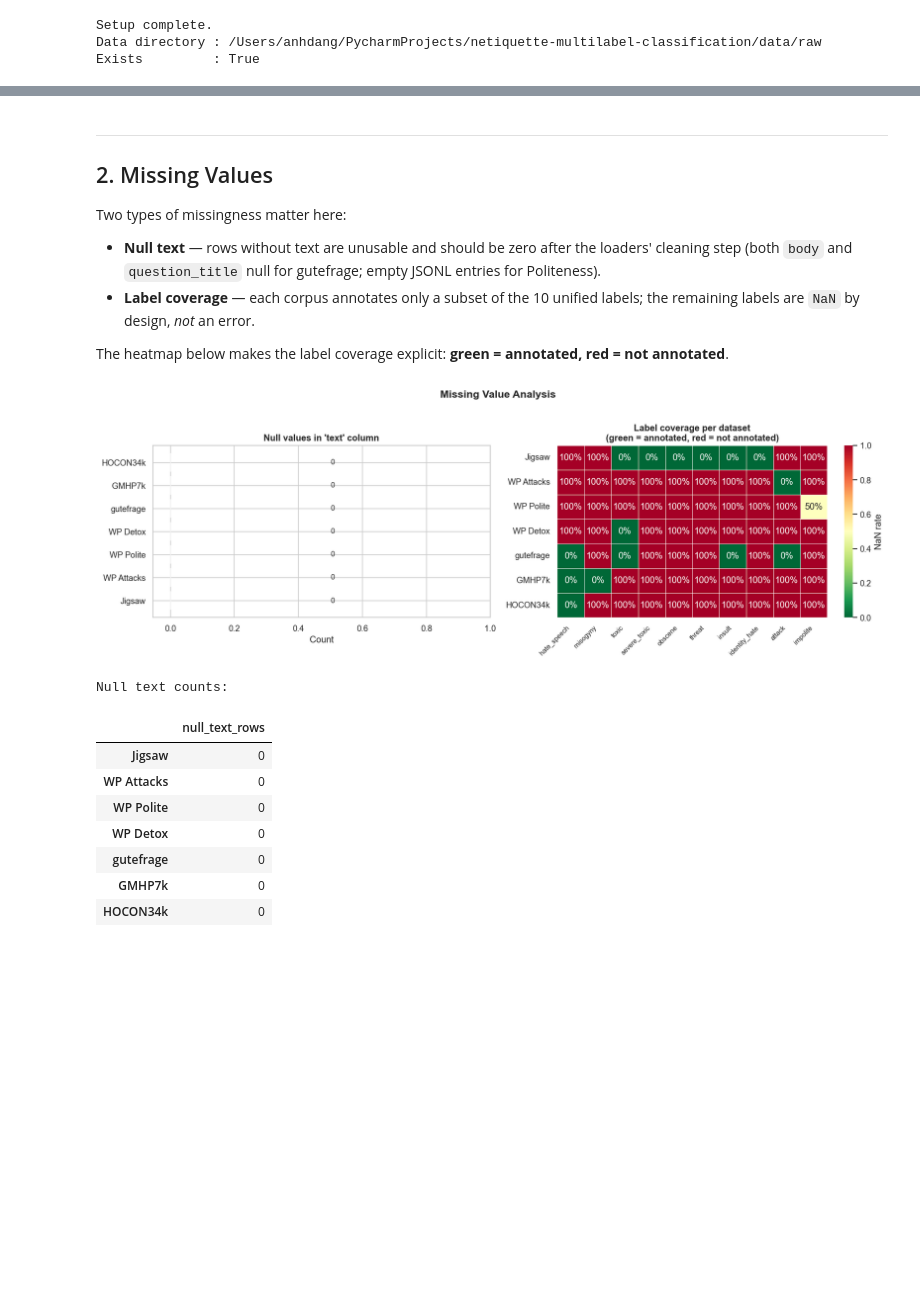
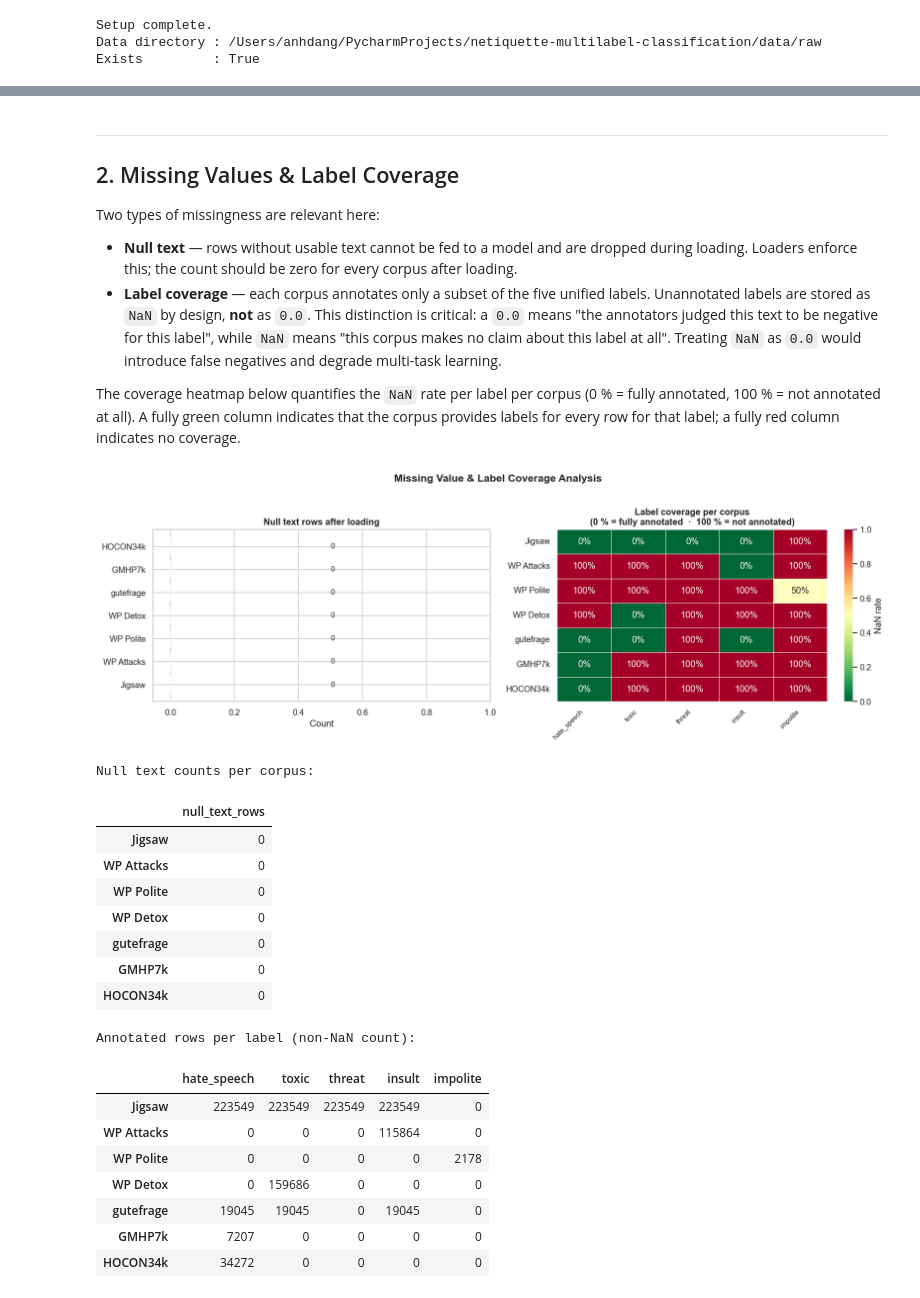
Before and after one commit to dvhanh-code/netiquette-multilabel-classification, a Jupyter notebook: notebooks/01_eda.ipynb, the cells around one changed output, grey strips where cells are left out. Cells and saved outputs as stored; diff of their text form; code cells hidden in the pictures; blank space fills up the shorter version.

```diff
--- a/notebooks/01_eda.ipynb
+++ b/notebooks/01_eda.ipynb
@@ -114,8 +142,9 @@ from src.dataset.loaders import (
     GMHP7kLoader,
     HOCON34kLoader,
 )
-from src.dataset.schema import ALL_LABELS, CORPUS_LABELS
+from src.dataset.schema import ALL_LABELS, CORPUS_LABELS, SCHEMA_COLUMNS
 
+# Maps display name → schema source key
 SOURCE_KEY = {
     'Jigsaw Toxic Comments':       'jigsaw',
     'Wikipedia Personal Attacks':  'wikipedia_attacks',
@@ -136,13 +165,19 @@ LOADER_MAP = {
     'HOCON34k':                    HOCON34kLoader(),
 }
 
+print(f'Unified schema  : {SCHEMA_COLUMNS}')
+print(f'Active labels   : {ALL_LABELS}  ({len(ALL_LABELS)} total)')
+print()
+
 datasets = {}
 for name, loader in LOADER_MAP.items():
     print(f'Loading {name} ...', end='  ')
     df = loader.load(DATA_DIR)
+    # Verify schema contract — all loaders must produce exactly SCHEMA_COLUMNS
+    assert list(df.columns) == SCHEMA_COLUMNS, f'{name}: unexpected columns {df.columns.tolist()}'
     datasets[name] = df
     print(f'{len(df):,} rows')
 
 total = sum(len(d) for d in datasets.values())
-print(f'\nTotal rows across all datasets: {total:,}')
+print(f'\nTotal rows across all corpora: {total:,}')
 # %% [output]
@@ -165,7 +203,7 @@ for name, df in datasets.items():
     print(SEP)
     print(f'  {name}')
     print(SEP)
-    print(f'  Shape      : {df.shape[0]:,} rows x {df.shape[1]} columns')
+    print(f'  Shape      : {df.shape[0]:,} rows × {df.shape[1]} columns')
     print(f'  Language   : {df["language"].unique().tolist()}')
     print(f'  Labels     : {labels}')
 
@@ -173,6 +211,7 @@ for name, df in datasets.items():
     split_str = ', '.join(f'{k}={v:,}' for k, v in split_counts.items())
     print(f'  Splits     : {split_str}')
 
+    # Show only the columns this corpus actually annotates
     cols = ['text', 'source', 'language', 'split'] + labels
     print()
     print('  dtypes:')
@@ -180,7 +219,7 @@ for name, df in datasets.items():
 
     print('  Sample rows (text truncated to 80 chars):')
     sample = df[cols].head(3).copy()
-    sample['text'] = sample['text'].str[:80] + '...'
+    sample['text'] = sample['text'].str[:80] + '…'
     display(sample)
     print()
 # %% [output]
@@ -235,20 +274,25 @@ for name, df in datasets.items():
 ... (16 outputs left out)
 # %% [markdown]
 ---
-## 2. Missing Values
+## 2. Missing Values & Label Coverage
 
-Two types of missingness matter here:
+Two types of missingness are relevant here:
 
-- **Null text** — rows without text are unusable and should be zero after the loaders' cleaning
-  step (both `body` and `question_title` null for gutefrage; empty JSONL entries for Politeness).
-- **Label coverage** — each corpus annotates only a subset of the 10 unified labels; the
-  remaining labels are `NaN` by design, *not* an error.
+- **Null text** — rows without usable text cannot be fed to a model and are dropped during
+  loading. Loaders enforce this; the count should be zero for every corpus after loading.
+- **Label coverage** — each corpus annotates only a subset of the five unified labels.
+  Unannotated labels are stored as `NaN` by design, **not** as `0.0`. This distinction is
+  critical: a `0.0` means "the annotators judged this text to be negative for this label",
+  while `NaN` means "this corpus makes no claim about this label at all". Treating `NaN`
+  as `0.0` would introduce false negatives and degrade multi-task learning.
 
-The heatmap below makes the label coverage explicit: **green = annotated, red = not annotated**.
+The coverage heatmap below quantifies the `NaN` rate per label per corpus (0 % = fully
+annotated, 100 % = not annotated at all). A fully green column indicates that the corpus
+provides labels for every row for that label; a fully red column indicates no coverage.
 # %%
 fig, axes = plt.subplots(1, 2, figsize=(15, 5))
 
-# ── Left: null text counts per dataset ───────────────────────────────────────
+# ── Left: null text counts per corpus ────────────────────────────────────────
 null_counts = pd.Series(
     {SHORT[n]: int(df['text'].isna().sum()) for n, df in datasets.items()}
 )
@@ -256,45 +300,53 @@ bars = axes[0].barh(
     null_counts.index, null_counts.values,
     color=[COLORS[i] for i in range(len(null_counts))], alpha=0.85
 )
-axes[0].set_title("Null values in 'text' column", fontweight='bold')
+axes[0].set_title("Null text rows after loading", fontweight='bold')
 axes[0].set_xlabel('Count')
 axes[0].set_xlim(right=max(null_counts.values) * 1.3 + 1)
 for bar, val in zip(bars, null_counts.values):
     axes[0].text(
         bar.get_width() + 0.5, bar.get_y() + bar.get_height() / 2,
         str(val), va='center', fontsize=10
     )
 
-# ── Right: label NaN coverage heatmap ────────────────────────────────────────
+# ── Right: NaN coverage heatmap (5-label schema) ─────────────────────────────
 nan_matrix = pd.DataFrame(
     {SHORT[n]: {lbl: float(df[lbl].isna().mean()) for lbl in ALL_LABELS}
      for n, df in datasets.items()}
 ).T
 
 sns.heatmap(
     nan_matrix,
     ax=axes[1],
     cmap='RdYlGn_r',
     vmin=0, vmax=1,
     annot=True, fmt='.0%',
     linewidths=0.5,
     cbar_kws={'label': 'NaN rate'},
 )
-axes[1].set_title('Label coverage per dataset\n(green = annotated, red = not annotated)',
-                  fontweight='bold')
+axes[1].set_title(
+    'Label coverage per corpus\n(0 % = fully annotated  ·  100 % = not annotated)',
+    fontweight='bold'
+)
 axes[1].set_xticklabels(axes[1].get_xticklabels(), rotation=45, ha='right', fontsize=9)
 
-plt.suptitle('Missing Value Analysis', fontsize=14, fontweight='bold', y=1.02)
+plt.suptitle('Missing Value & Label Coverage Analysis', fontsize=14, fontweight='bold', y=1.02)
 plt.tight_layout()
 plt.savefig(FIGURES_DIR / '01_missing_values.png', bbox_inches='tight')
 plt.show()
 
-# ── Tabular summary ───────────────────────────────────────────────────────────
-print('Null text counts:')
+print('Null text counts per corpus:')
 display(null_counts.to_frame('null_text_rows'))
+
+print('\nAnnotated rows per label (non-NaN count):')
+annotated = pd.DataFrame({
+    SHORT[n]: {lbl: int(df[lbl].notna().sum()) for lbl in ALL_LABELS}
+    for n, df in datasets.items()
+}).T
+display(annotated)
 # %% [output]
-[figure, old version]
+[figure, new version]
-Null text counts:
+Null text counts per corpus:
 |  | null_text_rows |
 | Jigsaw | 0 |
 | WP Attacks | 0 |
@@ -303,6 +355,15 @@ Null text counts:
 | gutefrage | 0 |
 | GMHP7k | 0 |
 | HOCON34k | 0 |
+Annotated rows per label (non-NaN count):
+|  | hate_speech | toxic | threat | insult | impolite |
+| Jigsaw | 223549 | 223549 | 223549 | 223549 | 0 |
+| WP Attacks | 0 | 0 | 0 | 115864 | 0 |
+| WP Polite | 0 | 0 | 0 | 0 | 2178 |
+| WP Detox | 0 | 159686 | 0 | 0 | 0 |
+| gutefrage | 19045 | 19045 | 0 | 19045 | 0 |
+| GMHP7k | 7207 | 0 | 0 | 0 | 0 |
+| HOCON34k | 34272 | 0 | 0 | 0 | 0 |
 # %% [markdown]
 ---
 ## 3. Label Distribution
```
Also changed, not shown: parts of 14 cells of this notebook, 5 other files.
